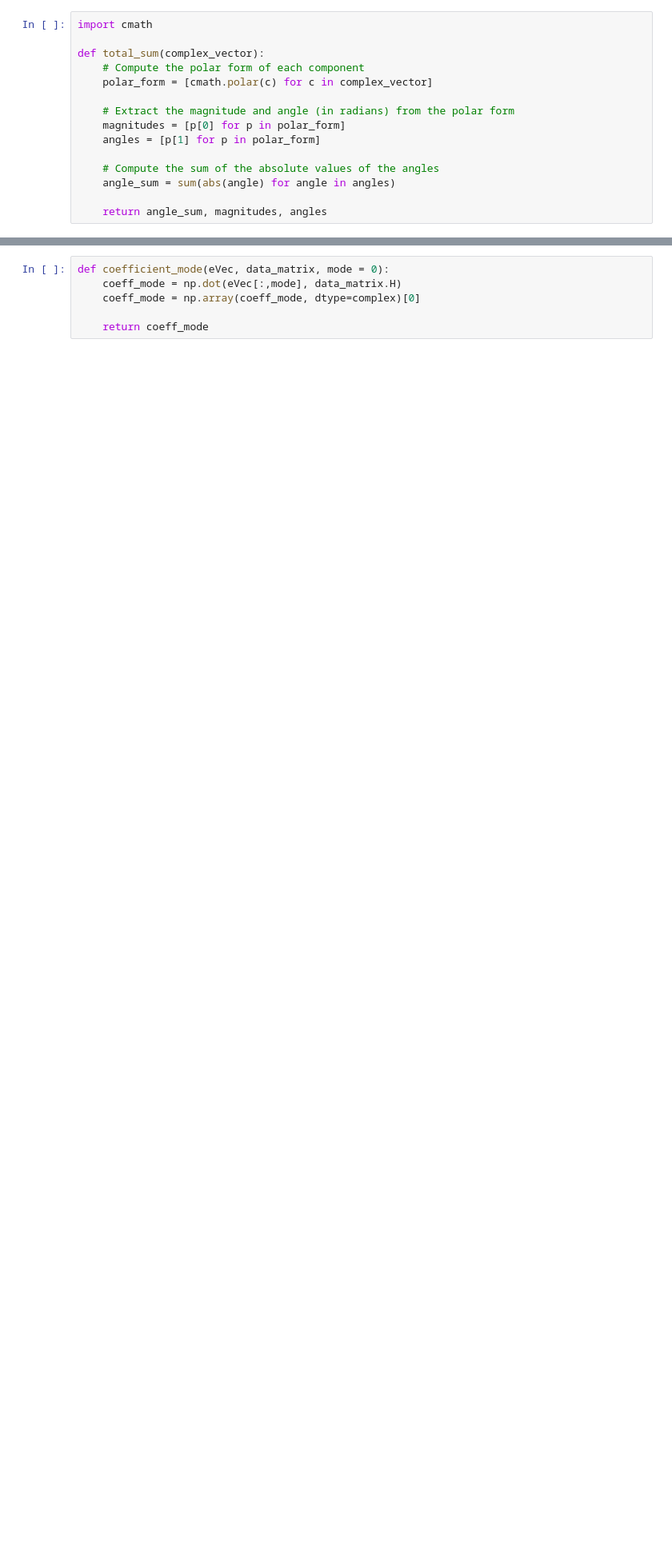
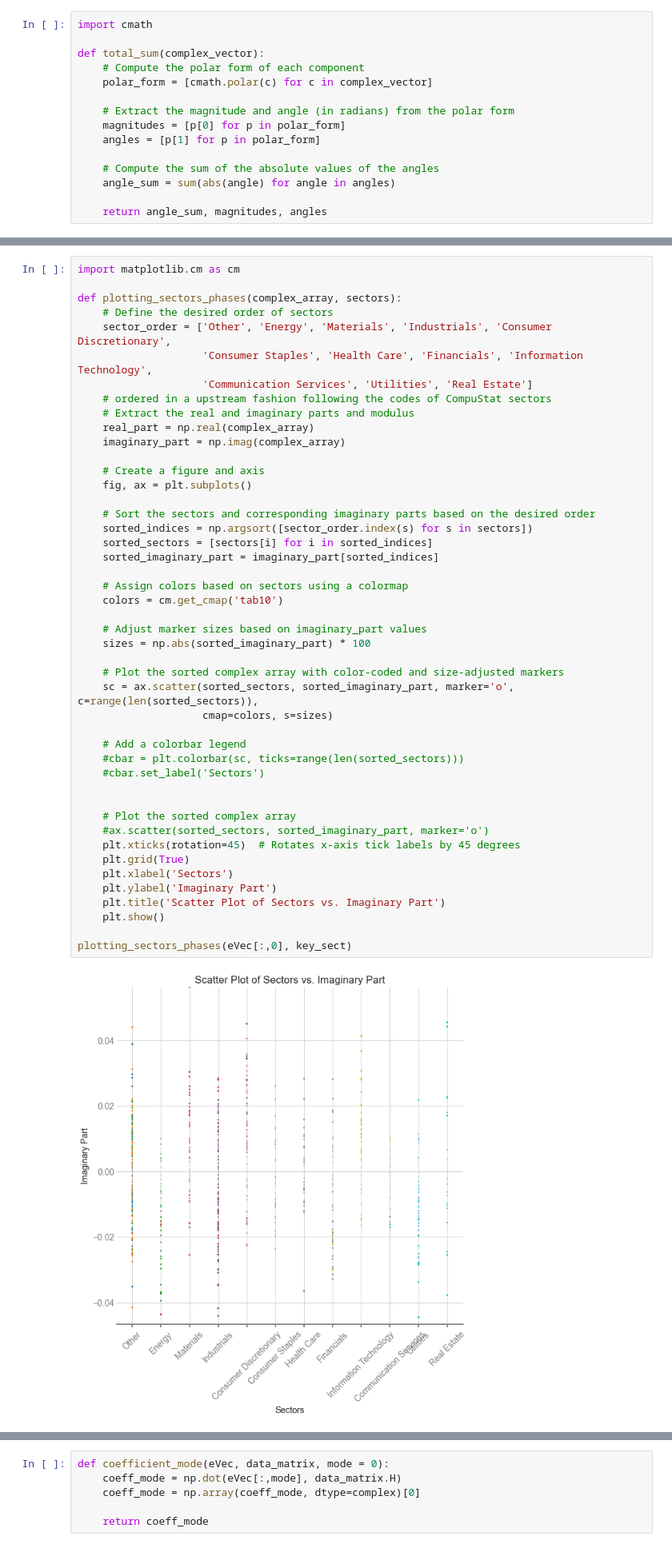
Before and after one commit to pietrobicocchi/hilbert_pca_svd, a Jupyter notebook: hilbert_pca_svd/hpca.ipynb, the cells around one changed output, grey strips where cells are left out. Shown at 80% size. Drawn from its saved outputs; the diff is of its cells as text; blank space fills up the shorter version.

```diff
--- a/hilbert_pca_svd/hpca.ipynb
+++ b/hilbert_pca_svd/hpca.ipynb
@@ -276,0 +342,48 @@ Text(0.5, 0, 'radiants')
+# %%
+import matplotlib.cm as cm
+
+def plotting_sectors_phases(complex_array, sectors):
+    # Define the desired order of sectors
+    sector_order = ['Other', 'Energy', 'Materials', 'Industrials', 'Consumer Discretionary',
+                    'Consumer Staples', 'Health Care', 'Financials', 'Information Technology',
+                    'Communication Services', 'Utilities', 'Real Estate']
+    # ordered in a upstream fashion following the codes of CompuStat sectors
+    # Extract the real and imaginary parts and modulus
+    real_part = np.real(complex_array)
+    imaginary_part = np.imag(complex_array)
+
+    # Create a figure and axis
+    fig, ax = plt.subplots()
+
+    # Sort the sectors and corresponding imaginary parts based on the desired order
+    sorted_indices = np.argsort([sector_order.index(s) for s in sectors])
+    sorted_sectors = [sectors[i] for i in sorted_indices]
+    sorted_imaginary_part = imaginary_part[sorted_indices]
+
+    # Assign colors based on sectors using a colormap
+    colors = cm.get_cmap('tab10')
+
+    # Adjust marker sizes based on imaginary_part values
+    sizes = np.abs(sorted_imaginary_part) * 100
+
+    # Plot the sorted complex array with color-coded and size-adjusted markers
+    sc = ax.scatter(sorted_sectors, sorted_imaginary_part, marker='o', c=range(len(sorted_sectors)),
+                    cmap=colors, s=sizes)
+
+    # Add a colorbar legend
+    #cbar = plt.colorbar(sc, ticks=range(len(sorted_sectors)))
+    #cbar.set_label('Sectors')
+
+
+    # Plot the sorted complex array
+    #ax.scatter(sorted_sectors, sorted_imaginary_part, marker='o')
+    plt.xticks(rotation=45)  # Rotates x-axis tick labels by 45 degrees
+    plt.grid(True)
+    plt.xlabel('Sectors')
+    plt.ylabel('Imaginary Part')
+    plt.title('Scatter Plot of Sectors vs. Imaginary Part')
+    plt.show()
+
+plotting_sectors_phases(eVec[:,0], key_sect)
+# %% [output]
+[figure, added]
```
Also changed, not shown: parts of 14 cells of this notebook.
